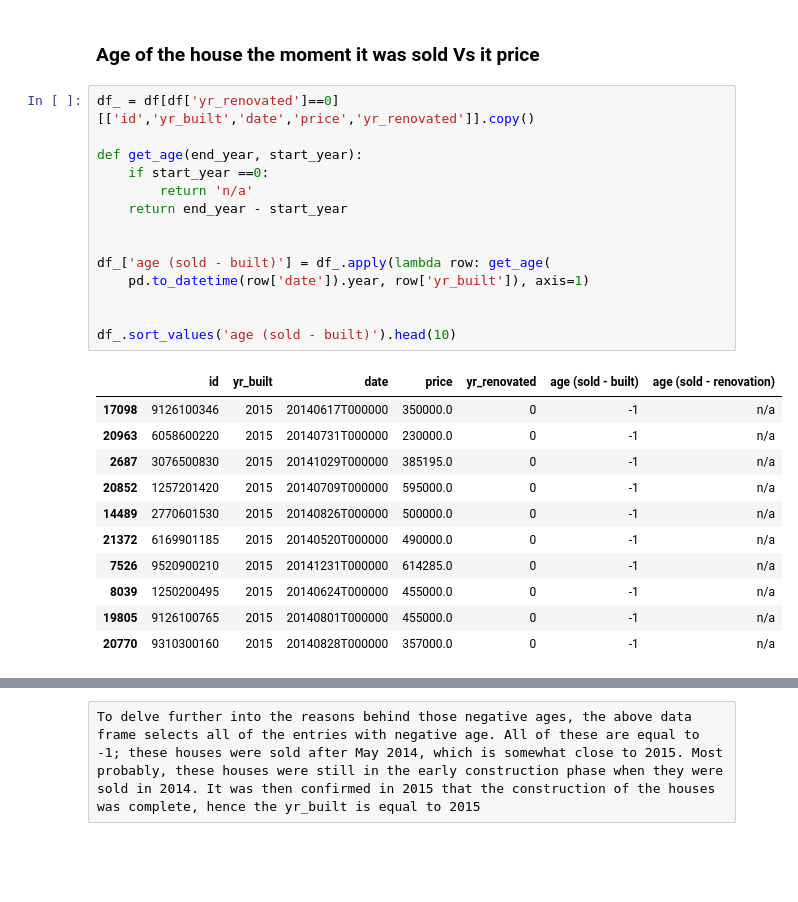
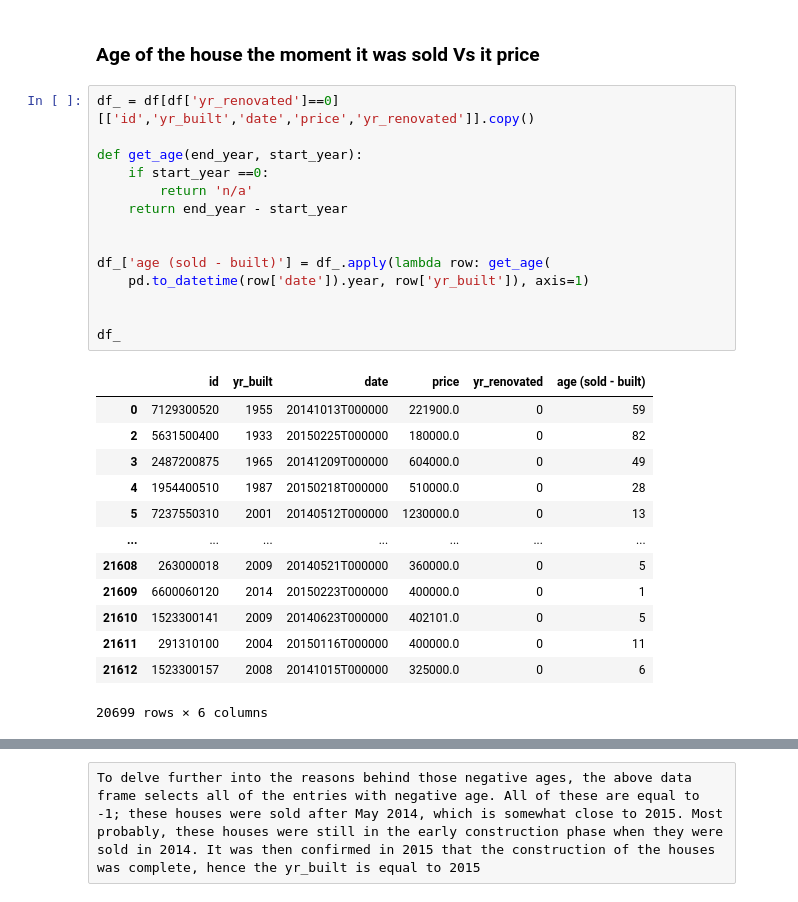
Before and after one commit to FawziElZein/House-Sales-King-County-Analysis, a Jupyter notebook: kc-house-data-analysis.ipynb, the cells around one changed output, grey strips where cells are left out. Drawn from its saved outputs; the diff is of its cells as text; blank space fills up the shorter version.

```diff
--- a/kc-house-data-analysis.ipynb
+++ b/kc-house-data-analysis.ipynb
@@ -22,26 +22,28 @@ df
 # %%
 df_ = df[df['yr_renovated']==0][['id','yr_built','date','price','yr_renovated']].copy()
 
 def get_age(end_year, start_year):
     if start_year ==0:
         return 'n/a'
     return end_year - start_year
 
 
 df_['age (sold - built)'] = df_.apply(lambda row: get_age(
     pd.to_datetime(row['date']).year, row['yr_built']), axis=1)
 
 
-df_.sort_values('age (sold - built)').head(10)
+df_
 # %% [output]
-|  | id | yr_built | date | price | yr_renovated | age (sold - built) | age (sold - renovation) |
-| 17098 | 9126100346 | 2015 | 20140617T000000 | 350000.0 | 0 | -1 | n/a |
-| 20963 | 6058600220 | 2015 | 20140731T000000 | 230000.0 | 0 | -1 | n/a |
-| 2687 | 3076500830 | 2015 | 20141029T000000 | 385195.0 | 0 | -1 | n/a |
-| 20852 | 1257201420 | 2015 | 20140709T000000 | 595000.0 | 0 | -1 | n/a |
-| 14489 | 2770601530 | 2015 | 20140826T000000 | 500000.0 | 0 | -1 | n/a |
-| 21372 | 6169901185 | 2015 | 20140520T000000 | 490000.0 | 0 | -1 | n/a |
-| 7526 | 9520900210 | 2015 | 20141231T000000 | 614285.0 | 0 | -1 | n/a |
-| 8039 | 1250200495 | 2015 | 20140624T000000 | 455000.0 | 0 | -1 | n/a |
-| 19805 | 9126100765 | 2015 | 20140801T000000 | 455000.0 | 0 | -1 | n/a |
-| 20770 | 9310300160 | 2015 | 20140828T000000 | 357000.0 | 0 | -1 | n/a |
+|  | id | yr_built | date | price | yr_renovated | age (sold - built) |
+| 0 | 7129300520 | 1955 | 20141013T000000 | 221900.0 | 0 | 59 |
+| 2 | 5631500400 | 1933 | 20150225T000000 | 180000.0 | 0 | 82 |
+| 3 | 2487200875 | 1965 | 20141209T000000 | 604000.0 | 0 | 49 |
+| 4 | 1954400510 | 1987 | 20150218T000000 | 510000.0 | 0 | 28 |
+| 5 | 7237550310 | 2001 | 20140512T000000 | 1230000.0 | 0 | 13 |
+| ... | ... | ... | ... | ... | ... | ... |
+| 21608 | 263000018 | 2009 | 20140521T000000 | 360000.0 | 0 | 5 |
+| 21609 | 6600060120 | 2014 | 20150223T000000 | 400000.0 | 0 | 1 |
+| 21610 | 1523300141 | 2009 | 20140623T000000 | 402101.0 | 0 | 5 |
+| 21611 | 291310100 | 2004 | 20150116T000000 | 400000.0 | 0 | 11 |
+| 21612 | 1523300157 | 2008 | 20141015T000000 | 325000.0 | 0 | 6 |
+20699 rows × 6 columns
```
Also changed, not shown: parts of 18 cells of this notebook.
